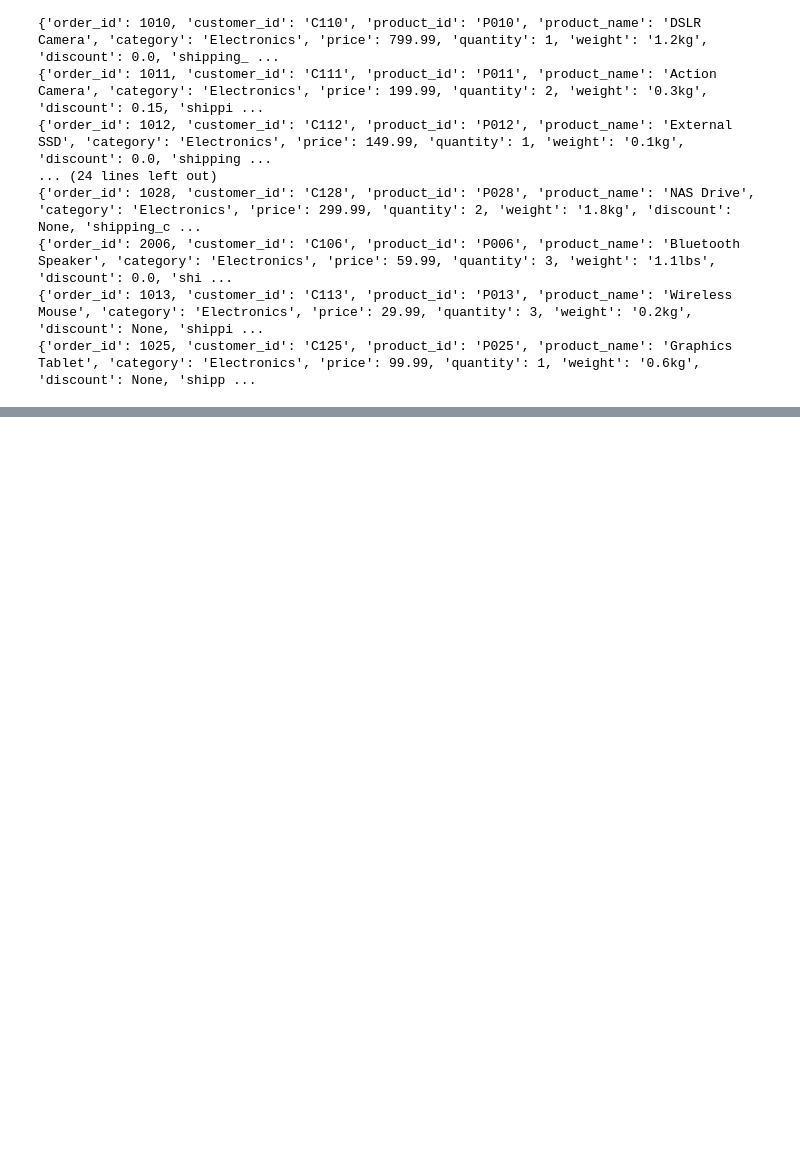
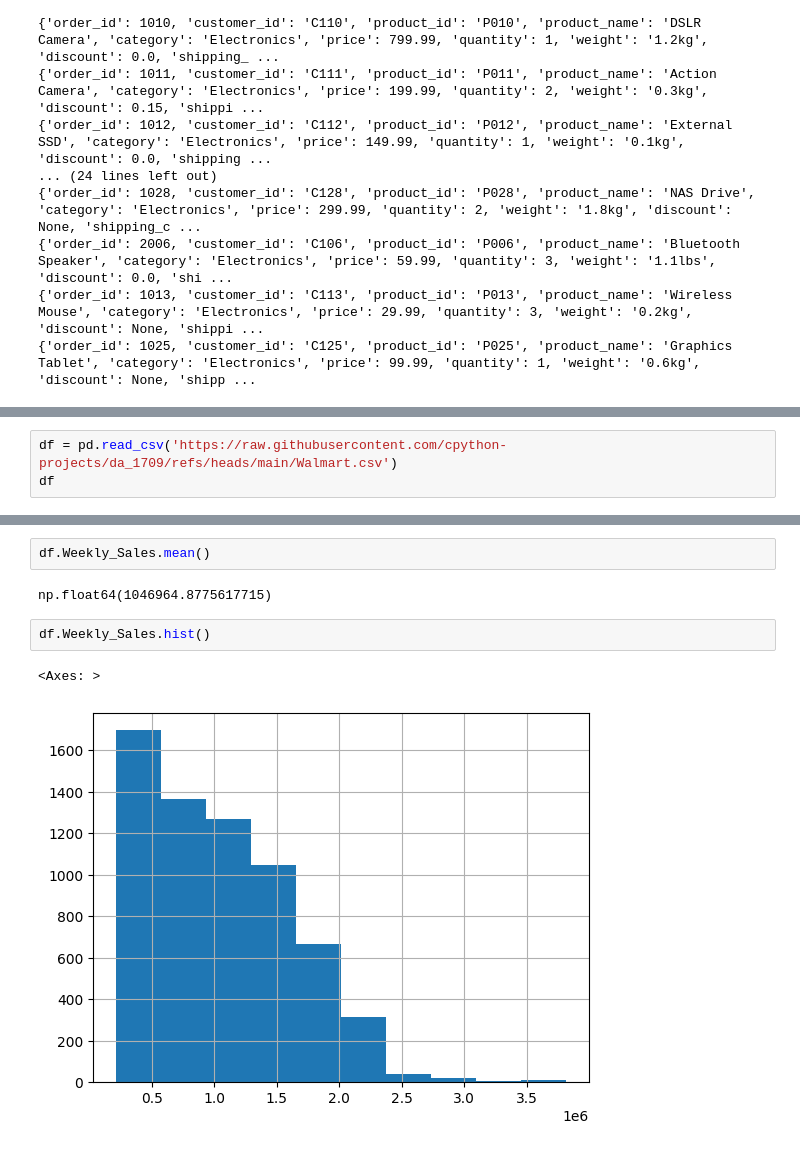
Before and after one commit to cpython-projects/python_da_06_11_25, a Jupyter notebook: lesson_10.ipynb, the cells around one changed output, grey strips where cells are left out. Cells and saved outputs as stored; diff of their text form; blank space fills up the shorter version.

```diff
--- a/lesson_10.ipynb
+++ b/lesson_10.ipynb
@@ -187,0 +227,3 @@ print(*data, sep='\n')
+# %%
+df = pd.read_csv('https://raw.githubusercontent.com/cpython-projects/da_1709/refs/heads/main/Walmart.csv')
+df
@@ -187,0 +244,9 @@ print(*data, sep='\n')
+# %%
+df.Weekly_Sales.mean()
+# %% [output]
+np.float64(1046964.8775617715)
+# %%
+df.Weekly_Sales.hist()
+# %% [output]
+<Axes: >
+[figure, added]
```
Also changed, not shown: parts of 5 cells of this notebook.
